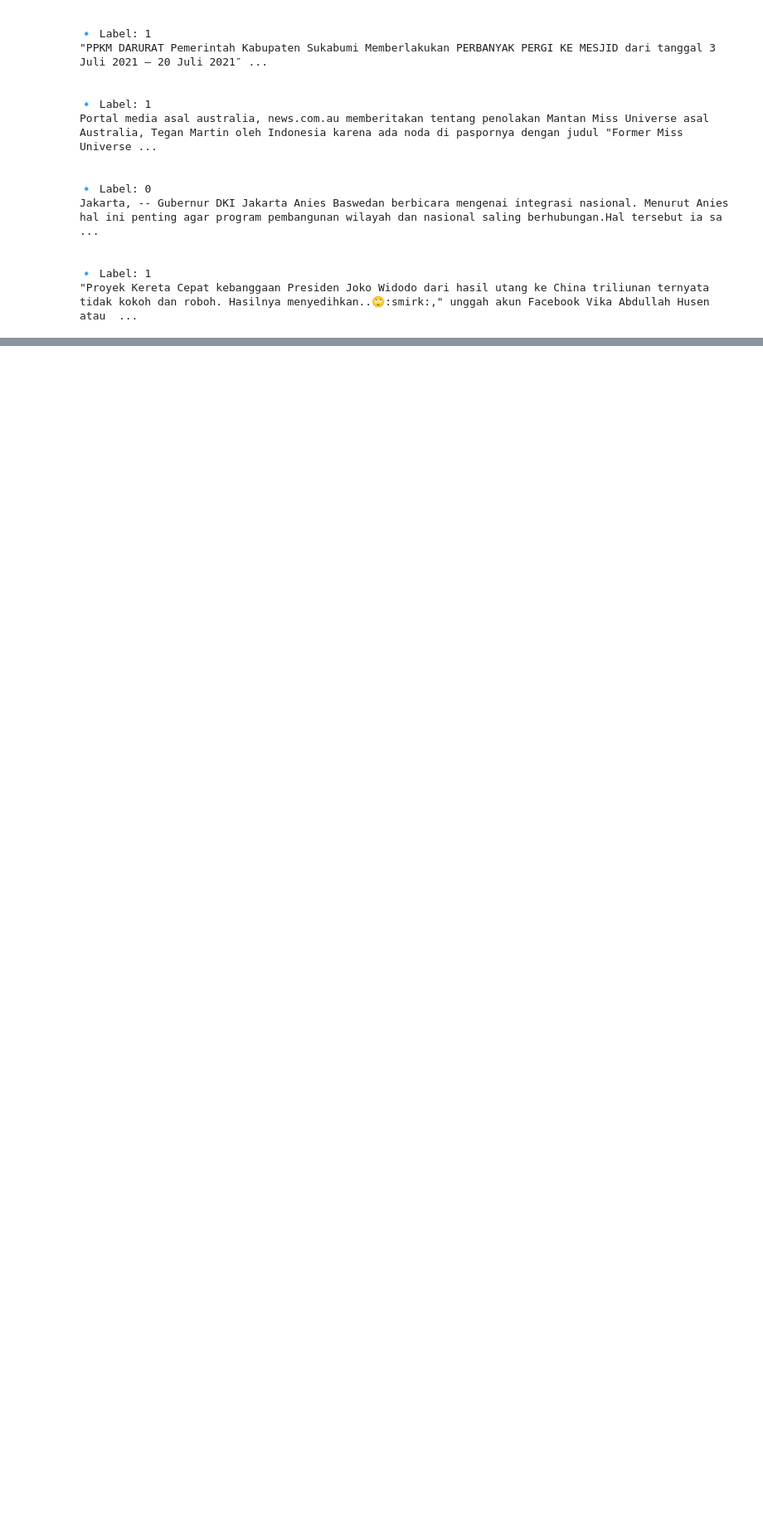
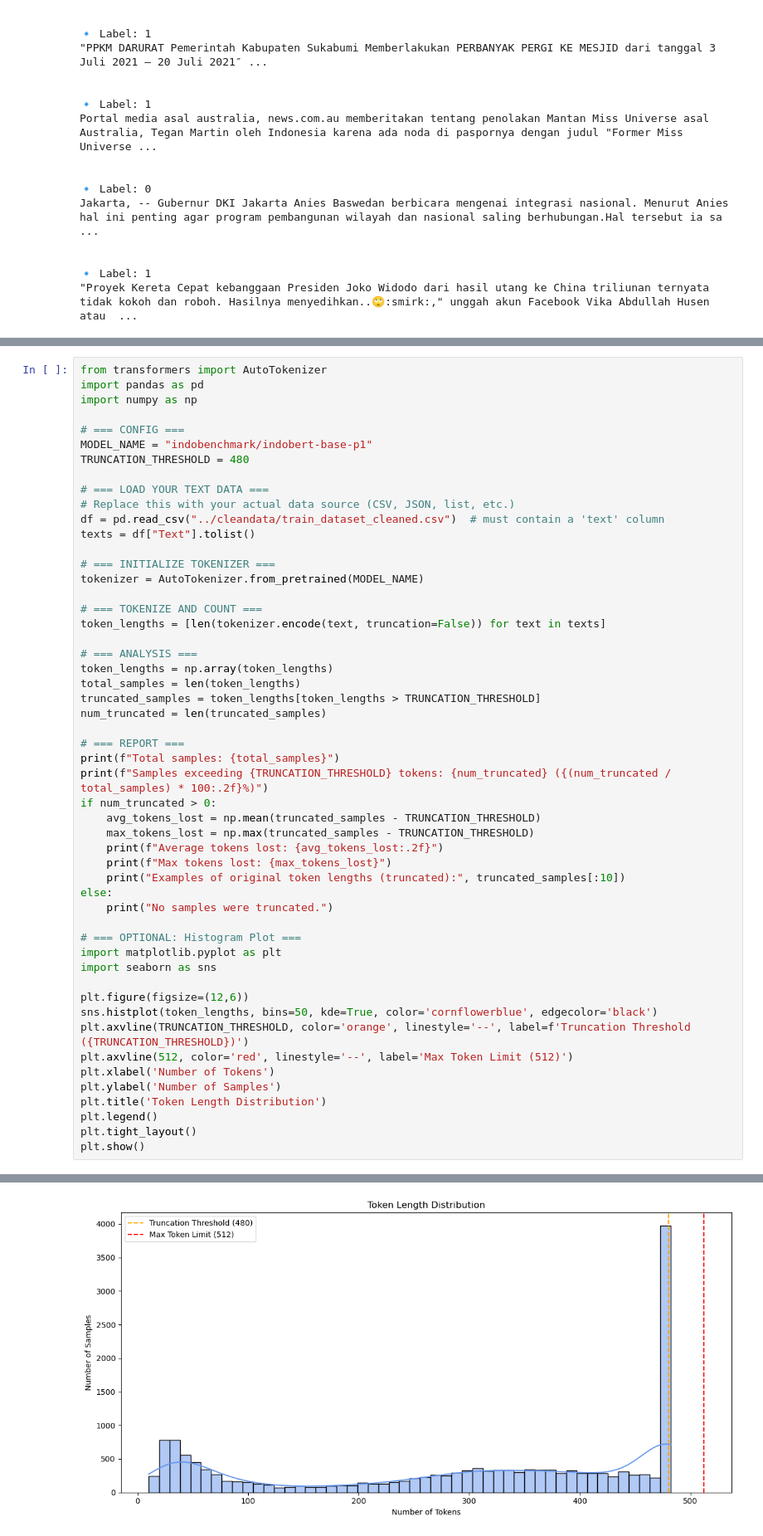
Before and after one commit to zainoor/indo-hoax-detector-indobert, a Jupyter notebook: evaluation/explore.ipynb, the cells around one changed output, grey strips where cells are left out. Shown at 83% size. Drawn from its saved outputs; the diff is of its cells as text; blank space fills up the shorter version.

```diff
--- a/evaluation/explore.ipynb
+++ b/evaluation/explore.ipynb
@@ -551,0 +681,53 @@ Jakarta, -- Gubernur DKI Jakarta Anies Baswedan berbicara mengenai integrasi nas
+# %%
+from transformers import AutoTokenizer
+import pandas as pd
+import numpy as np
+
+# === CONFIG ===
+MODEL_NAME = "indobenchmark/indobert-base-p1"
+TRUNCATION_THRESHOLD = 480
+
+# === LOAD YOUR TEXT DATA ===
+# Replace this with your actual data source (CSV, JSON, list, etc.)
+df = pd.read_csv("../cleandata/train_dataset_cleaned.csv")  # must contain a 'text' column
+texts = df["Text"].tolist()
+
+# === INITIALIZE TOKENIZER ===
+tokenizer = AutoTokenizer.from_pretrained(MODEL_NAME)
+
+# === TOKENIZE AND COUNT ===
+token_lengths = [len(tokenizer.encode(text, truncation=False)) for text in texts]
+
+# === ANALYSIS ===
+token_lengths = np.array(token_lengths)
+total_samples = len(token_lengths)
+truncated_samples = token_lengths[token_lengths > TRUNCATION_THRESHOLD]
+num_truncated = len(truncated_samples)
+
+# === REPORT ===
+print(f"Total samples: {total_samples}")
+print(f"Samples exceeding {TRUNCATION_THRESHOLD} tokens: {num_truncated} ({(num_truncated / total_samples) * 100:.2f}%)")
+if num_truncated > 0:
+    avg_tokens_lost = np.mean(truncated_samples - TRUNCATION_THRESHOLD)
+    max_tokens_lost = np.max(truncated_samples - TRUNCATION_THRESHOLD)
+    print(f"Average tokens lost: {avg_tokens_lost:.2f}")
+    print(f"Max tokens lost: {max_tokens_lost}")
+    print("Examples of original token lengths (truncated):", truncated_samples[:10])
+else:
+    print("No samples were truncated.")
+
+# === OPTIONAL: Histogram Plot ===
+import matplotlib.pyplot as plt
+import seaborn as sns
+
+plt.figure(figsize=(12,6))
+sns.histplot(token_lengths, bins=50, kde=True, color='cornflowerblue', edgecolor='black')
+plt.axvline(TRUNCATION_THRESHOLD, color='orange', linestyle='--', label=f'Truncation Threshold ({TRUNCATION_THRESHOLD})')
+plt.axvline(512, color='red', linestyle='--', label='Max Token Limit (512)')
+plt.xlabel('Number of Tokens')
+plt.ylabel('Number of Samples')
+plt.title('Token Length Distribution')
+plt.legend()
+plt.tight_layout()
+plt.show()
+# %% [output]
@@ -551,0 +739 @@ Jakarta, -- Gubernur DKI Jakarta Anies Baswedan berbicara mengenai integrasi nas
+[figure, added]
```
Also changed, not shown: parts of 9 cells of this notebook, 2 other files.
